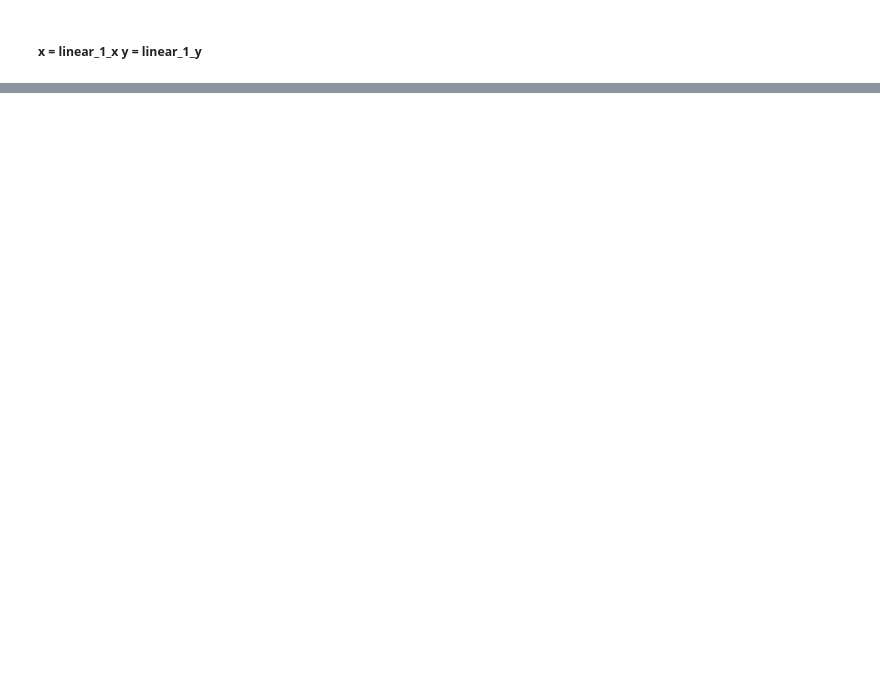
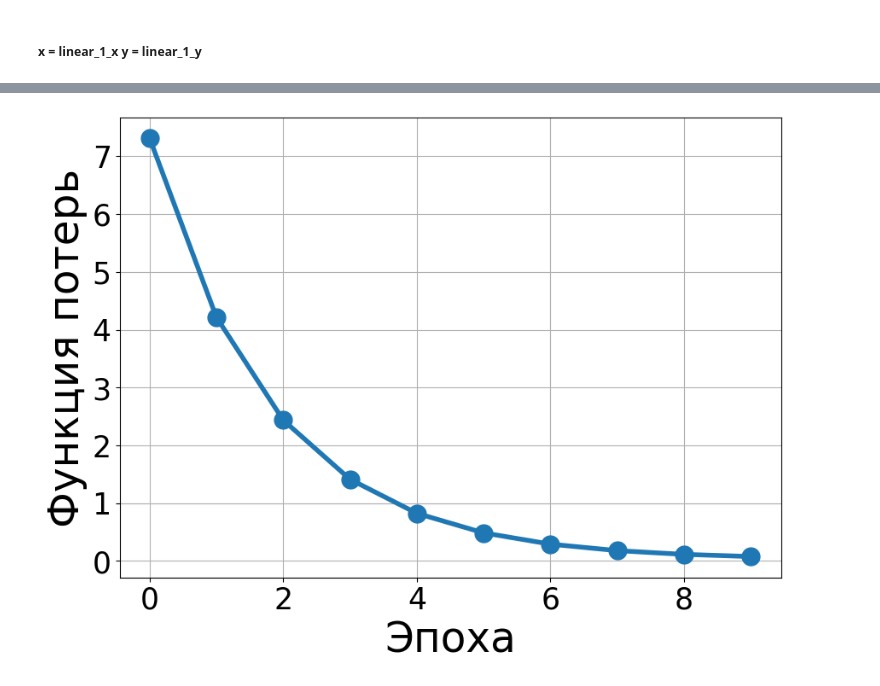
Before and after one commit to modernpacifist/engineering-of-machine-learning-urfu, a Jupyter notebook: math-basics-of-machine-learning/Notebooks/HW2_MBML.ipynb, the cells around one changed output, grey strips where cells are left out. Cells and saved outputs as stored; diff of their text form; code cells hidden in the pictures; blank space fills up the shorter version.

Commit message:
math-basics-of-machine-learning/Notebooks/HW2_MBML.ipynb:backup

```diff
--- a/math-basics-of-machine-learning/Notebooks/HW2_MBML.ipynb
+++ b/math-basics-of-machine-learning/Notebooks/HW2_MBML.ipynb
@@ -289,0 +298,4 @@ print(grad)
+# %%
+learning_rate = 0.1
+weights = update_weights(grad, weights, learning_rate)
+print(weights)
@@ -289,0 +304,7 @@ print(grad)
+# %%
+yhat = predict(x_train[0], weights)
+loss = loss_func(yhat, linear_1_y[0])
+
+print(f'Веса {weights}')
+
+print(f'Первая точка-признак {x_train[0]},\nПредсказание {yhat},\nРеальное значение {linear_1_y[0]},\nФункция потерь: {loss}')
@@ -289,0 +361,22 @@ print(grad)
+# %%
+def plot_cost(cost):
+    """Отрисовка функции потерь.
+    Входные переменные:
+    ===========
+    cost: функция потерь
+    """
+    # тут всё стандартно. просто график
+    plt.plot(cost, 'o-', linewidth = 4, markersize = 15);
+    # с сеткой
+    plt.grid()
+    # и подписаными осями
+    plt.xlabel("Эпоха",fontsize=35)
+    plt.ylabel("Функция потерь",fontsize=35)
+    plt.xticks(fontsize = 25)
+    plt.yticks(fontsize = 25);
+# %%
+fig  = plt.figure(figsize=(10,7))
+
+plot_cost(cost)
+# %% [output]
+[figure, added]
```
Also changed, not shown: parts of 25 cells of this notebook.
